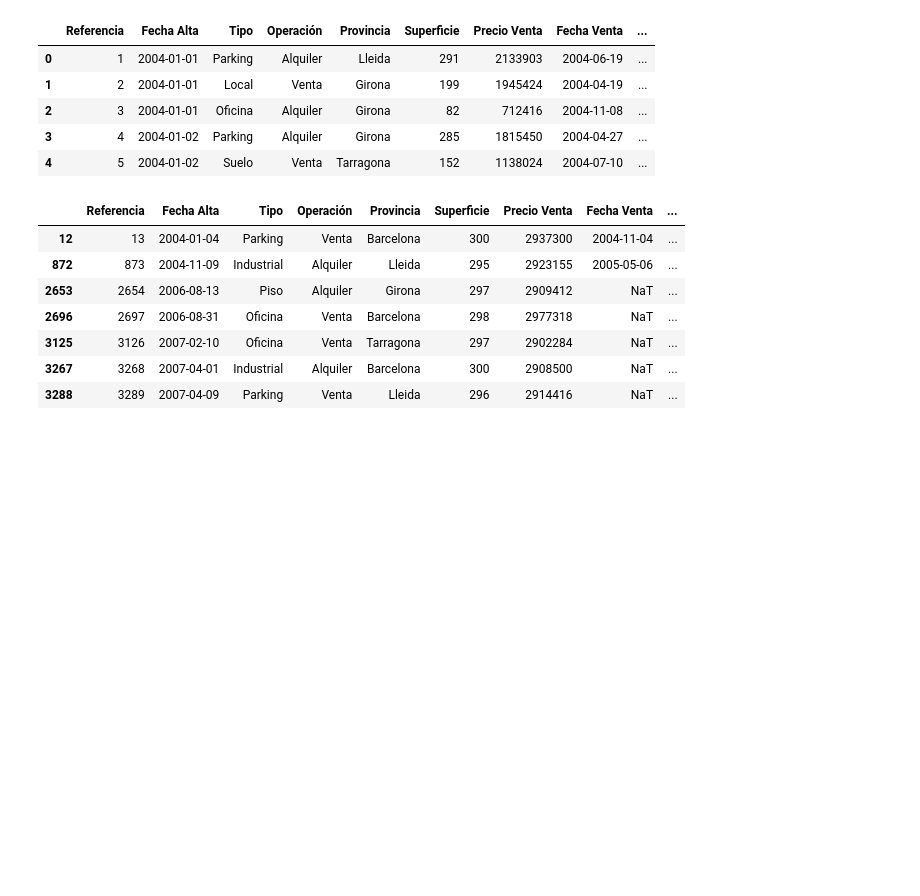
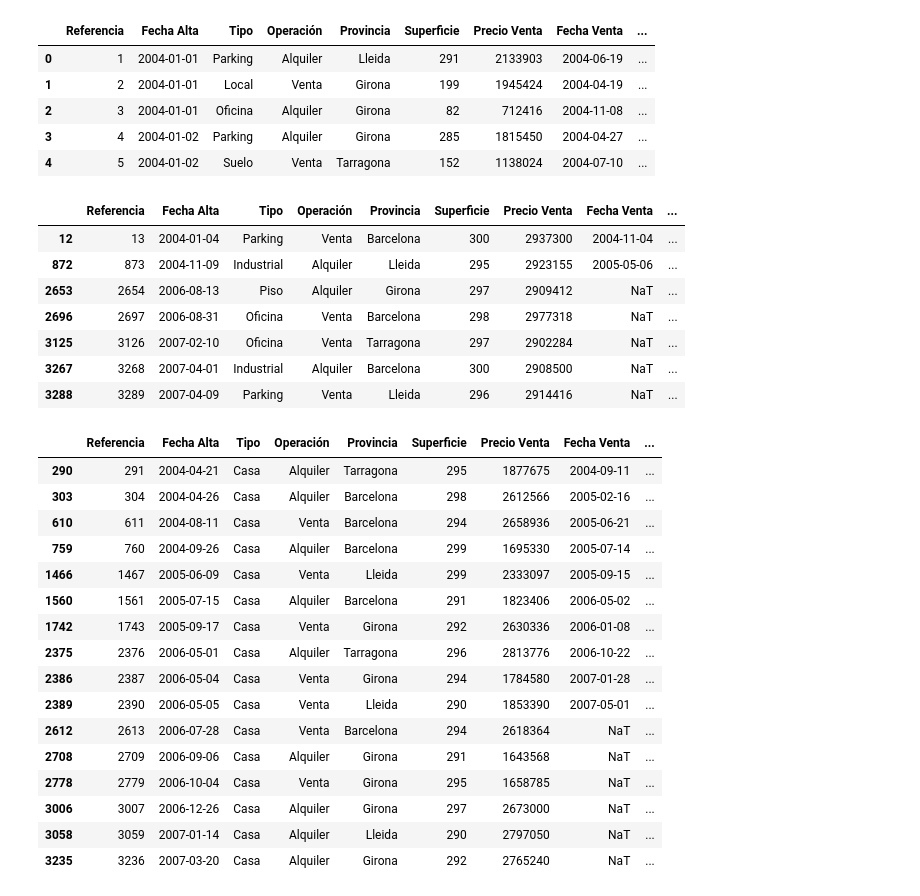
Before and after one commit to AremyDiaz/Tarea---Extracci-n-de-datos, a Jupyter notebook: Filtros-tarea.ipynb, the cells around one changed output. Cells and saved outputs as stored; diff of their text form; code cells hidden in the pictures; blank space fills up the shorter version.

Commit message:
Filtro 7 (&)

```diff
--- a/Filtros-tarea.ipynb
+++ b/Filtros-tarea.ipynb
@@ -154,0 +158,23 @@ filtro6
+# %%
+#FILTROS BASICOS CON CONETORES LOGICOS
+#Filtro Y
+filtro7=df[(df["Superficie"] >= 290) & (df["Tipo"] == "Casa")]
+filtro7
+# %% [output]
+|  | Referencia | Fecha Alta | Tipo | Operación | Provincia | Superficie | Precio Venta | Fecha Venta | ... |
+| 290 | 291 | 2004-04-21 | Casa | Alquiler | Tarragona | 295 | 1877675 | 2004-09-11 | ... |
+| 303 | 304 | 2004-04-26 | Casa | Alquiler | Barcelona | 298 | 2612566 | 2005-02-16 | ... |
+| 610 | 611 | 2004-08-11 | Casa | Venta | Barcelona | 294 | 2658936 | 2005-06-21 | ... |
+| 759 | 760 | 2004-09-26 | Casa | Alquiler | Barcelona | 299 | 1695330 | 2005-07-14 | ... |
+| 1466 | 1467 | 2005-06-09 | Casa | Venta | Lleida | 299 | 2333097 | 2005-09-15 | ... |
+| 1560 | 1561 | 2005-07-15 | Casa | Alquiler | Barcelona | 291 | 1823406 | 2006-05-02 | ... |
+| 1742 | 1743 | 2005-09-17 | Casa | Venta | Girona | 292 | 2630336 | 2006-01-08 | ... |
+| 2375 | 2376 | 2006-05-01 | Casa | Alquiler | Tarragona | 296 | 2813776 | 2006-10-22 | ... |
+| 2386 | 2387 | 2006-05-04 | Casa | Venta | Girona | 294 | 1784580 | 2007-01-28 | ... |
+| 2389 | 2390 | 2006-05-05 | Casa | Venta | Lleida | 290 | 1853390 | 2007-05-01 | ... |
+| 2612 | 2613 | 2006-07-28 | Casa | Venta | Barcelona | 294 | 2618364 | NaT | ... |
+| 2708 | 2709 | 2006-09-06 | Casa | Alquiler | Girona | 291 | 1643568 | NaT | ... |
+| 2778 | 2779 | 2006-10-04 | Casa | Venta | Girona | 295 | 1658785 | NaT | ... |
+| 3006 | 3007 | 2006-12-26 | Casa | Alquiler | Girona | 297 | 2673000 | NaT | ... |
+| 3058 | 3059 | 2007-01-14 | Casa | Alquiler | Lleida | 290 | 2797050 | NaT | ... |
+| 3235 | 3236 | 2007-03-20 | Casa | Alquiler | Girona | 292 | 2765240 | NaT | ... |
```
Also changed, not shown: parts of 1 cell of this notebook.
